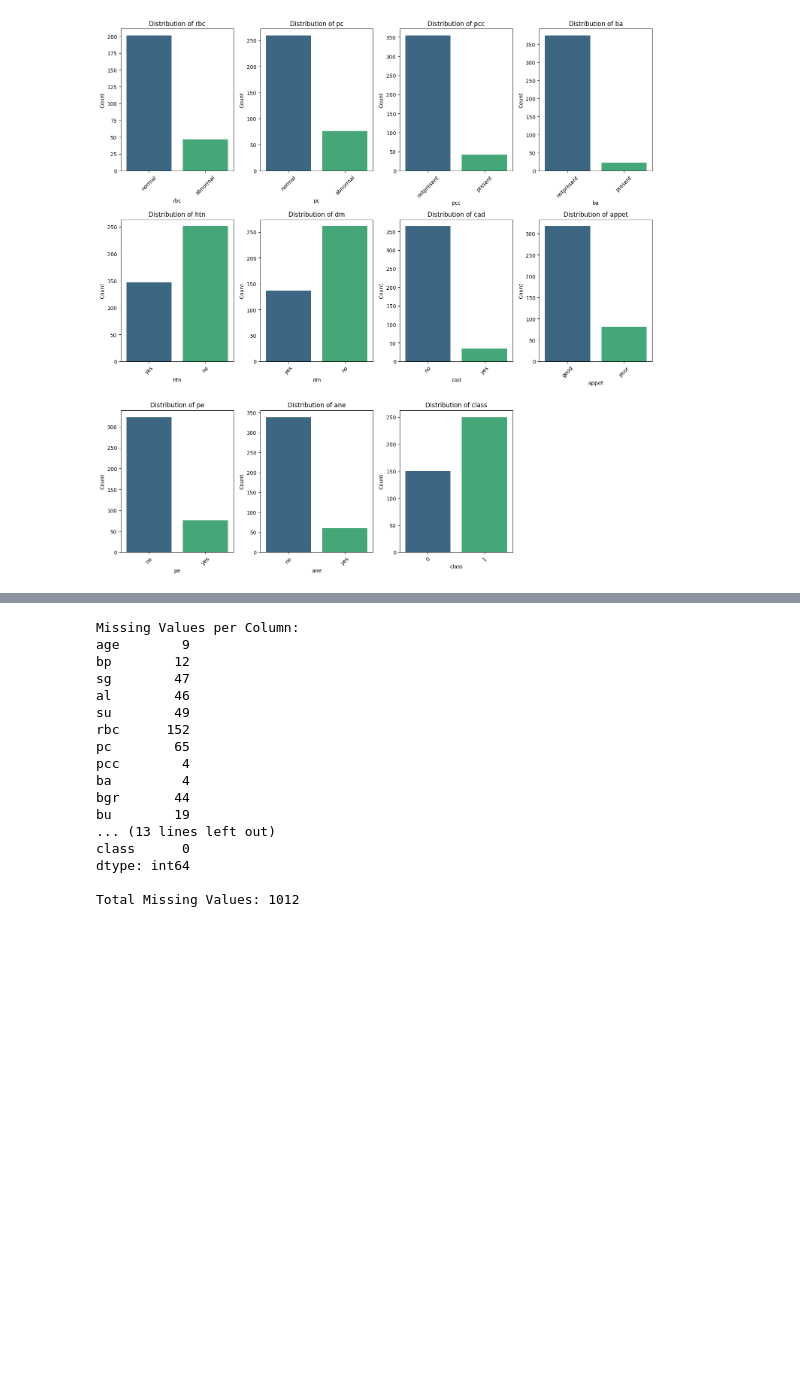
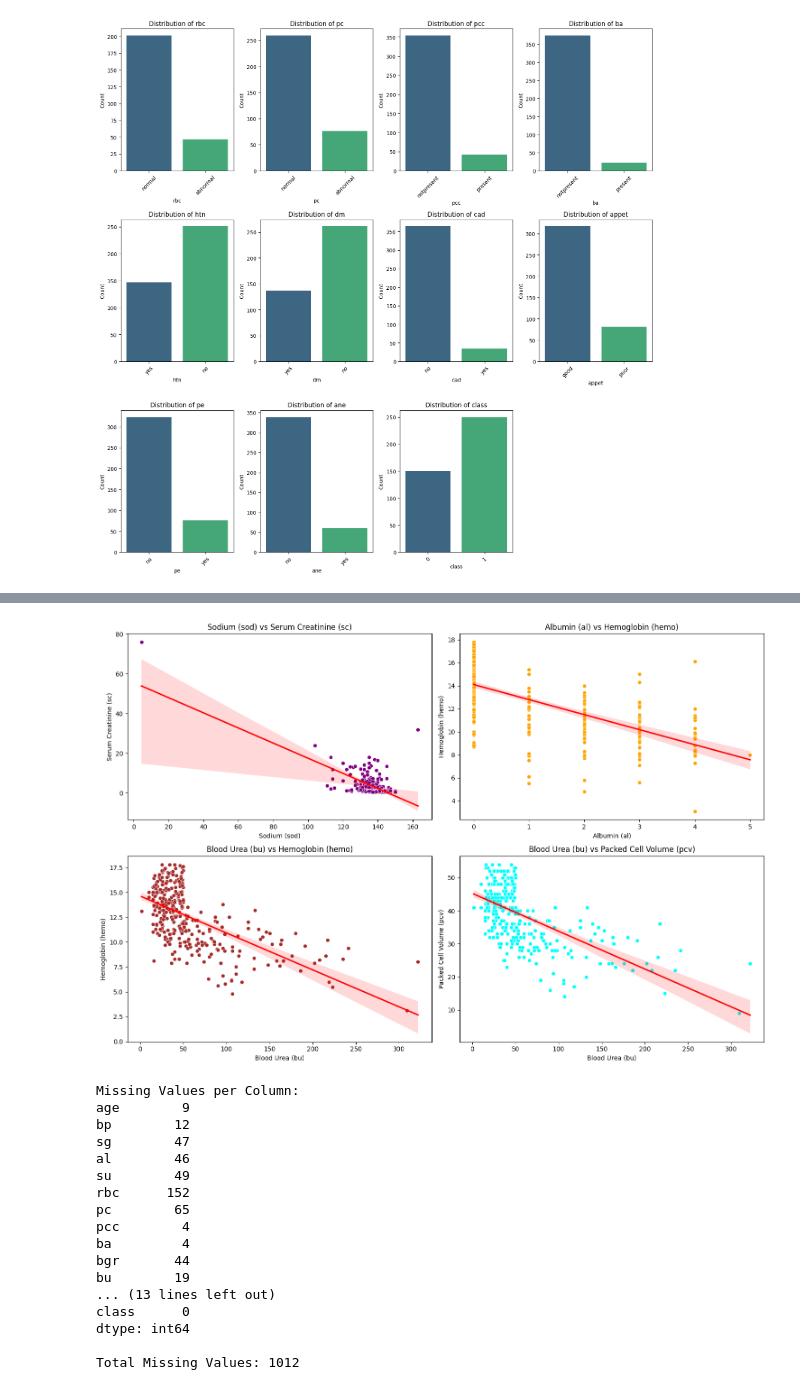
Before and after one commit to Kottancheril/Chronic_kidney_disease_prediction, a Jupyter notebook: chronic_kidney_disease.ipynb, the cells around one changed output, grey strips where cells are left out. Cells and saved outputs as stored; diff of their text form; code cells hidden in the pictures; blank space fills up the shorter version.

```diff
--- a/chronic_kidney_disease.ipynb
+++ b/chronic_kidney_disease.ipynb
@@ -246,3 +272,42 @@ plt.show()
+# %%
+plt.figure(figsize=(15, 10))
+
+# Scatter plot for sod vs sc
+plt.subplot(2, 2, 1)
+sns.scatterplot(x=combined_data['sod'], y=combined_data['sc'], color='purple')
+sns.regplot(x=combined_data['sod'], y=combined_data['sc'], scatter=False, color='purple', line_kws={'color': 'red'})
+plt.title('Sodium (sod) vs Serum Creatinine (sc)')
+plt.xlabel('Sodium (sod)')
+plt.ylabel('Serum Creatinine (sc)')
+
+# Scatter plot for al vs hemo
+plt.subplot(2, 2, 2)
+sns.scatterplot(x=combined_data['al'], y=combined_data['hemo'], color='orange')
+sns.regplot(x=combined_data['al'], y=combined_data['hemo'], scatter=False, color='orange', line_kws={'color': 'red'})
+plt.title('Albumin (al) vs Hemoglobin (hemo)')
+plt.xlabel('Albumin (al)')
+plt.ylabel('Hemoglobin (hemo)')
+
+# Scatter plot for bu vs hemo
+plt.subplot(2, 2, 3)
+sns.scatterplot(x=combined_data['bu'], y=combined_data['hemo'], color='brown')
+sns.regplot(x=combined_data['bu'], y=combined_data['hemo'], scatter=False, color='brown', line_kws={'color': 'red'})
+plt.title('Blood Urea (bu) vs Hemoglobin (hemo)')
+plt.xlabel('Blood Urea (bu)')
+plt.ylabel('Hemoglobin (hemo)')
+
+# Scatter plot for bu vs pcv
+plt.subplot(2, 2, 4)
+sns.scatterplot(x=combined_data['bu'], y=combined_data['pcv'], color='cyan')
+sns.regplot(x=combined_data['bu'], y=combined_data['pcv'], scatter=False, color='cyan', line_kws={'color': 'red'})
+plt.title('Blood Urea (bu) vs Packed Cell Volume (pcv)')
+plt.xlabel('Blood Urea (bu)')
+plt.ylabel('Packed Cell Volume (pcv)')
+
+plt.tight_layout()
+plt.show()
+# %% [output]
+[figure, added]
 # %%
 # Check and print for missing values in each column
 missing_values = combined_data.isnull().sum()
```
Also changed, not shown: parts of 12 cells of this notebook.
